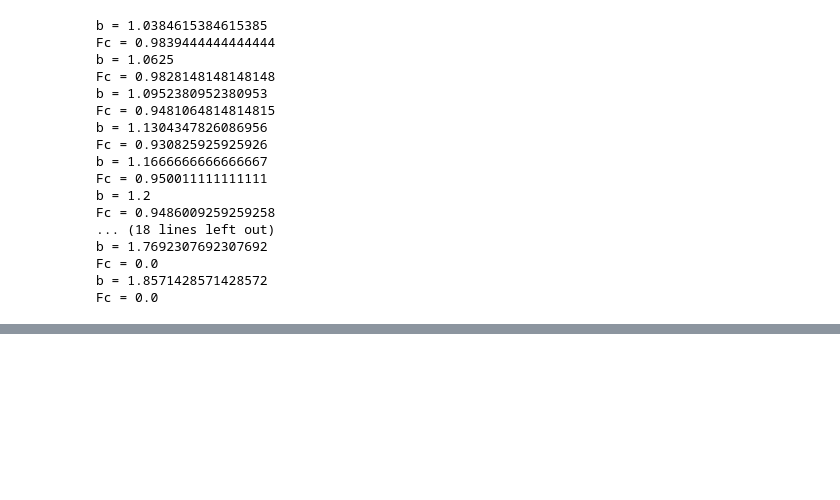
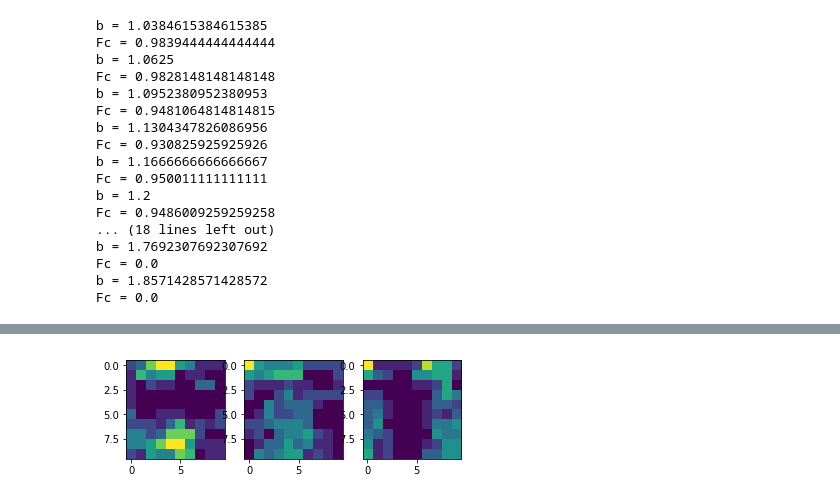
Before and after one commit to MoskalenkoRomanBorisovich/Spatial-Distribution-Evolutionary-Game, a Jupyter notebook: NIS_3D.ipynb, the cells around one changed output, grey strips where cells are left out. Cells and saved outputs as stored; diff of their text form; code cells hidden in the pictures; blank space fills up the shorter version.

```diff
--- a/NIS_3D.ipynb
+++ b/NIS_3D.ipynb
@@ -8,6 +8,7 @@ from matplotlib import animation
 %matplotlib notebook
 # %%
 def evolve3D(grid, b, num_steps=1):
+    '''simple evolution function'''
     L = grid.shape[0]
     current = np.zeros((L, L, L), dtype=int)
     scores = np.zeros((L, L, L), dtype=float)
@@ -26,6 +27,7 @@ def evolve3D(grid, b, num_steps=1):
                                 scores[x, y, z] += (1 - grid[ix, jy, kz])
                     if grid[x, y, z] == 1:
                         scores[x, y, z] *= b
+
         for x in range(L):
             for y in range(L):
                 for z in range(L):
@@ -432,0 +555,26 @@ False
+# %%
+# check that the dynamics is identical
+L = (10, 10, 10)
+
+neighbors = tabulate_neighbors(L)
+
+rndm = np.random.RandomState(12345)
+
+B = set()
+for i in range(28):
+    for j in range(1, 28):
+        if i/j > 1 and i / j < 1.5:
+            B.add((i/j) + 0.000000001)
+B = sorted(list(B))
+
+N = 1
+
+for i in range(0, len(B), len(B)//10):
+    b = B[i]
+    print(b)
+    field = (rndm.uniform(size=L) > 0.5).astype('int16')
+    field2 = field.copy()
+    field = evolve3D_2_C(field.copy(), neighbors, b, num_steps=N)
+    field2 = evolve3D_2(field2.copy(), neighbors, b, num_steps=N)
+    assert_equal(field, field2)
+    print('Game stabilized:', field.all())
@@ -432,0 +599,4 @@ False
+# %%
+show_grid(field)
+# %% [output]
+[figure, added]
```
Also changed, not shown: parts of 32 cells of this notebook.
